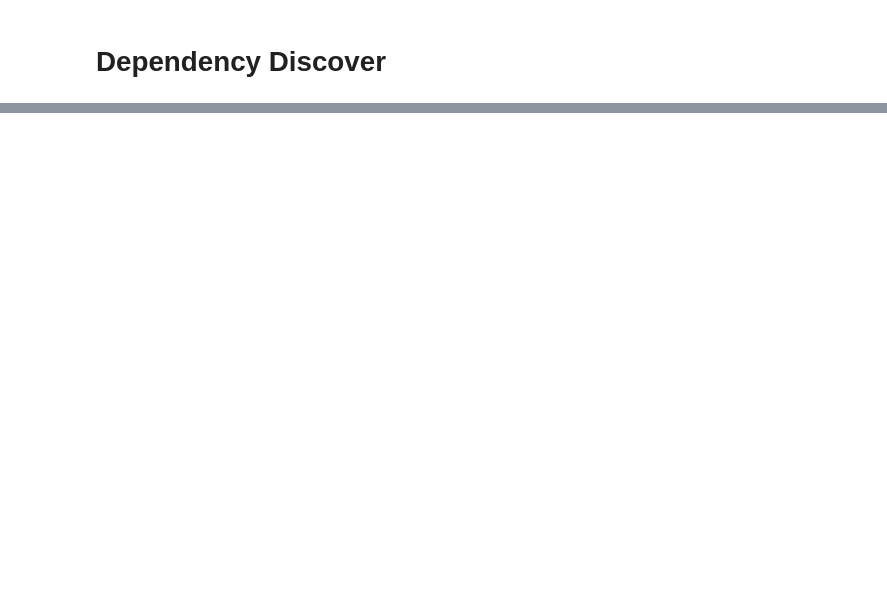
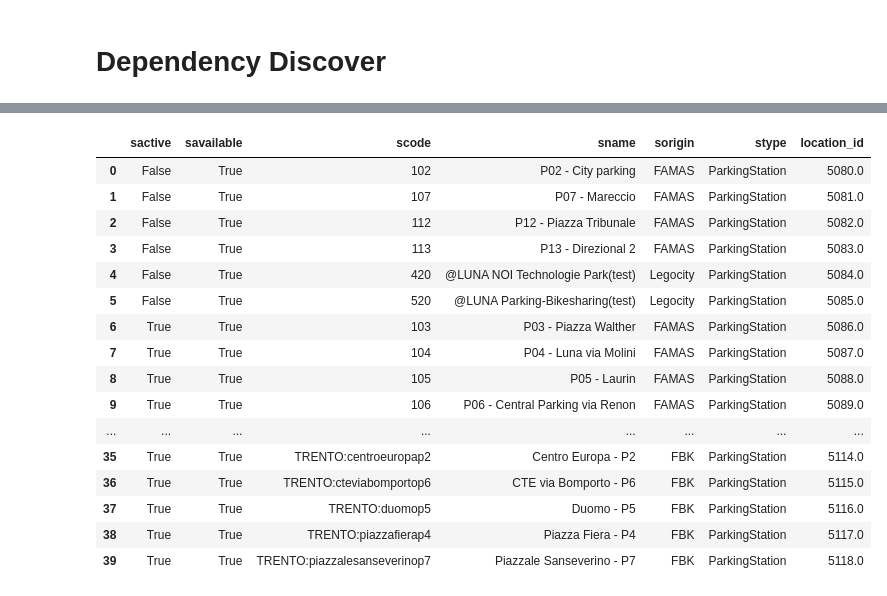
Before and after one commit to EdoWhite/Data_Curation_Integration, a Jupyter notebook: notebook.ipynb, the cells around one changed output, grey strips where cells are left out. Cells and saved outputs as stored; diff of their text form; code cells hidden in the pictures; blank space fills up the shorter version.

```diff
--- a/notebook.ipynb
+++ b/notebook.ipynb
@@ -397,0 +579,6 @@ parkplace
+# %%
+location = pd.concat([location1, location2, location3])
+location.drop_duplicates(inplace=True)
+location.reset_index(inplace=True, drop=True)
+location["id"] = location.index
+location
@@ -397,0 +599,12 @@ parkplace
+# %%
+# relate tables with index
+for i, row in event.iterrows():
+    lat = event.at[i, "Latitude"]
+    long = event.at[i, "Longitude"]
+    city = event.at[i, "City"]
+    zip = event.at[i, "Zip"]
+
+    for j, row in location.iterrows():
+        if (location.at[j, "Latitude"] == lat) and (location.at[j, "Longitude"] == long):
+            location_id = location.at[j, "id"]
+            event.at[i,"location_id"] = location_id
@@ -397,0 +628,14 @@ parkplace
+# %%
+# relate tables with index
+for i, row in accomodation.iterrows():
+    lat = accomodation.at[i, "Latitude"]
+    long = accomodation.at[i, "Longitude"]
+    city = accomodation.at[i, "City"]
+    zip = accomodation.at[i, "Zip"]
+    street = accomodation.at[i, "Street"]
+    countryCode = accomodation.at[i, "CountryCode"]
+
+    for j, row in location.iterrows():
+        if (location.at[j, "Latitude"] == lat) and (location.at[j, "Longitude"] == long):
+            location_id = location.at[j, "id"]
+            accomodation.at[i, "location_id"] = location_id
@@ -397,0 +659,31 @@ parkplace
+# %%
+# relate tables with index
+for i, row in parkplace.iterrows():
+    lat = parkplace.at[i, "Latitude"]
+    long = parkplace.at[i, "Longitude"]
+
+    for j, row in location.iterrows():
+        if (location.at[j, "Latitude"] == lat) and (location.at[j, "Longitude"] == long):
+            location_id = location.at[j, "id"]
+            parkplace.at[i,"location_id"] = location_id
+# %%
+parkplace.drop(columns=["Latitude", "Longitude"], inplace=True)
+parkplace
+# %% [output]
+|  | sactive | savailable | scode | sname | sorigin | stype | location_id |
+| 0 | False | True | 102 | P02 - City parking | FAMAS | ParkingStation | 5080.0 |
+| 1 | False | True | 107 | P07 - Mareccio | FAMAS | ParkingStation | 5081.0 |
+| 2 | False | True | 112 | P12 - Piazza Tribunale | FAMAS | ParkingStation | 5082.0 |
+| 3 | False | True | 113 | P13 - Direzional 2 | FAMAS | ParkingStation | 5083.0 |
+| 4 | False | True | 420 | @LUNA NOI Technologie Park(test) | Legocity | ParkingStation | 5084.0 |
+| 5 | False | True | 520 | @LUNA Parking-Bikesharing(test) | Legocity | ParkingStation | 5085.0 |
+| 6 | True | True | 103 | P03 - Piazza Walther | FAMAS | ParkingStation | 5086.0 |
+| 7 | True | True | 104 | P04 - Luna via Molini | FAMAS | ParkingStation | 5087.0 |
+| 8 | True | True | 105 | P05 - Laurin | FAMAS | ParkingStation | 5088.0 |
+| 9 | True | True | 106 | P06 - Central Parking via Renon | FAMAS | ParkingStation | 5089.0 |
+| ... | ... | ... | ... | ... | ... | ... | ... |
+| 35 | True | True | TRENTO:centroeuropap2 | Centro Europa - P2 | FBK | ParkingStation | 5114.0 |
+| 36 | True | True | TRENTO:cteviabomportop6 | CTE via Bomporto - P6 | FBK | ParkingStation | 5115.0 |
+| 37 | True | True | TRENTO:duomop5 | Duomo - P5 | FBK | ParkingStation | 5116.0 |
+| 38 | True | True | TRENTO:piazzafierap4 | Piazza Fiera - P4 | FBK | ParkingStation | 5117.0 |
+| 39 | True | True | TRENTO:piazzalesanseverinop7 | Piazzale Sanseverino - P7 | FBK | ParkingStation | 5118.0 |
```
Also changed, not shown: parts of 21 cells of this notebook, 12 other files.
